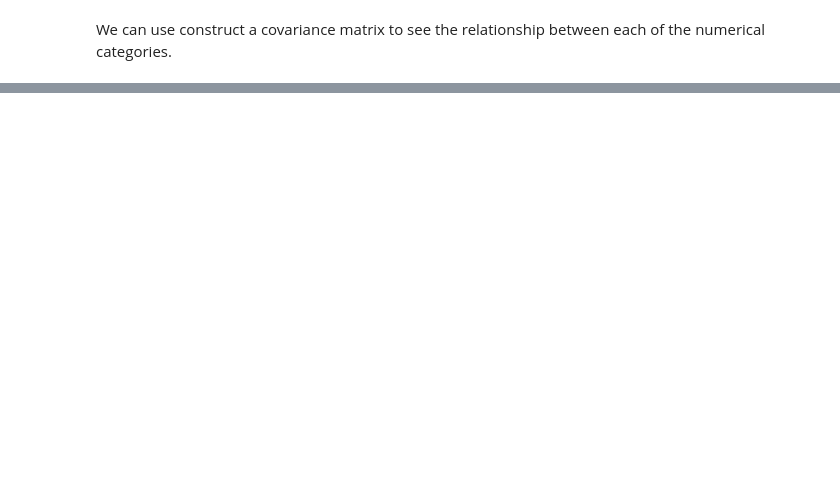
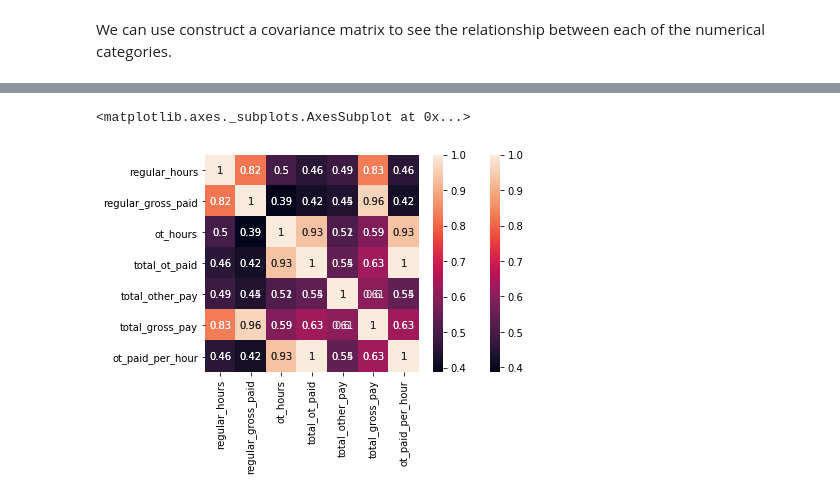
Before and after one commit to defunSM/NYC-Salary-Predictor, a Jupyter notebook: download.ipynb, the cells around one changed output, grey strips where cells are left out. Saved outputs shown, nothing was run; the diff lists cells and outputs as text; code cells hidden in the pictures; blank space fills up the shorter version.

```diff
--- a/download.ipynb
+++ b/download.ipynb
@@ -122,0 +143,13 @@ dtype: int64
+# %%
+
+# We will also drop some rows that have mistyped 60157.150.004245.78 as the regular_gross_paid
+# Using regular expression to remove strings that have more than one decimal point in them
+
+reg_pattern = "(\.[a-z]){2,}"
+filter_pattern = results_df['regular_gross_paid'].str.contains(reg_pattern)
+results_df = results_df[~filter_pattern]
+
+convert_to_numeric = ['regular_hours', 'regular_gross_paid', 'ot_hours', 'total_ot_paid', 'total_other_pay']
+
+for i in convert_to_numeric:
+    results_df[i] = pd.to_numeric(results_df[i])
@@ -131,13 +199,0 @@ We can also potentially drop base_salary and pay_basis since those are implicite
-# %%
-results_df.drop(columns=['base_salary', 'pay_basis'])
-
-# We will also drop some rows that have mistyped 60157.150.004245.78 as the regular_gross_paid
-# Using regular expression to remove strings that have more than one decimal point in them
-
-reg_pattern = "(\.[a-z]){2,}"
-results_df = results_df[results_df['total_gross_pay'] != "60157.150.004245.78"]
-
-convert_to_numeric = ['regular_hours', 'regular_gross_paid', 'ot_hours', 'total_ot_paid', 'total_other_pay', 'total_gross_pay']
-
-for i in convert_to_numeric:
-    results_df[i] = pd.to_numeric(results_df[i])
@@ -154,5 +203,8 @@ ValueError: Unable to parse string "53581.19650.48758.64" at position 0
 results_df['total_gross_pay'] = results_df['regular_gross_paid'] + results_df['total_ot_paid'] + results_df['total_other_pay']
 # %%
 # Creating a new column: ot_paid_per_hour = total_ot_paid / ot_hours
+# Also removing any np.nan or np.inf due to division by 0
 
 results_df['ot_paid_per_hour'] = results_df['total_ot_paid'] / results_df['ot_hours']
+
+results_df['ot_paid_per_hour'] = results_df['total_ot_paid'].replace([np.inf, np.nan], 0)
@@ -203,0 +293,3 @@ ValueError: zero-size array to reduction operation fmin which has no identity
+# %%
+# Lets go ahead and just remove those rows then
+positive_pay_df = results_df[results_df['total_gross_pay'] > 0]
@@ -203,0 +308,8 @@ ValueError: zero-size array to reduction operation fmin which has no identity
+# %%
+# Comparing the two covariance matrices
+pos_corr = positive_pay_df.corr()
+sns.heatmap(pos_corr, annot=True)
+sns.heatmap(corr, annot=True)
+# %% [output]
+<matplotlib.axes._subplots.AxesSubplot at 0x...>
+[figure, added]
```
Also changed, not shown: parts of 17 cells of this notebook.
